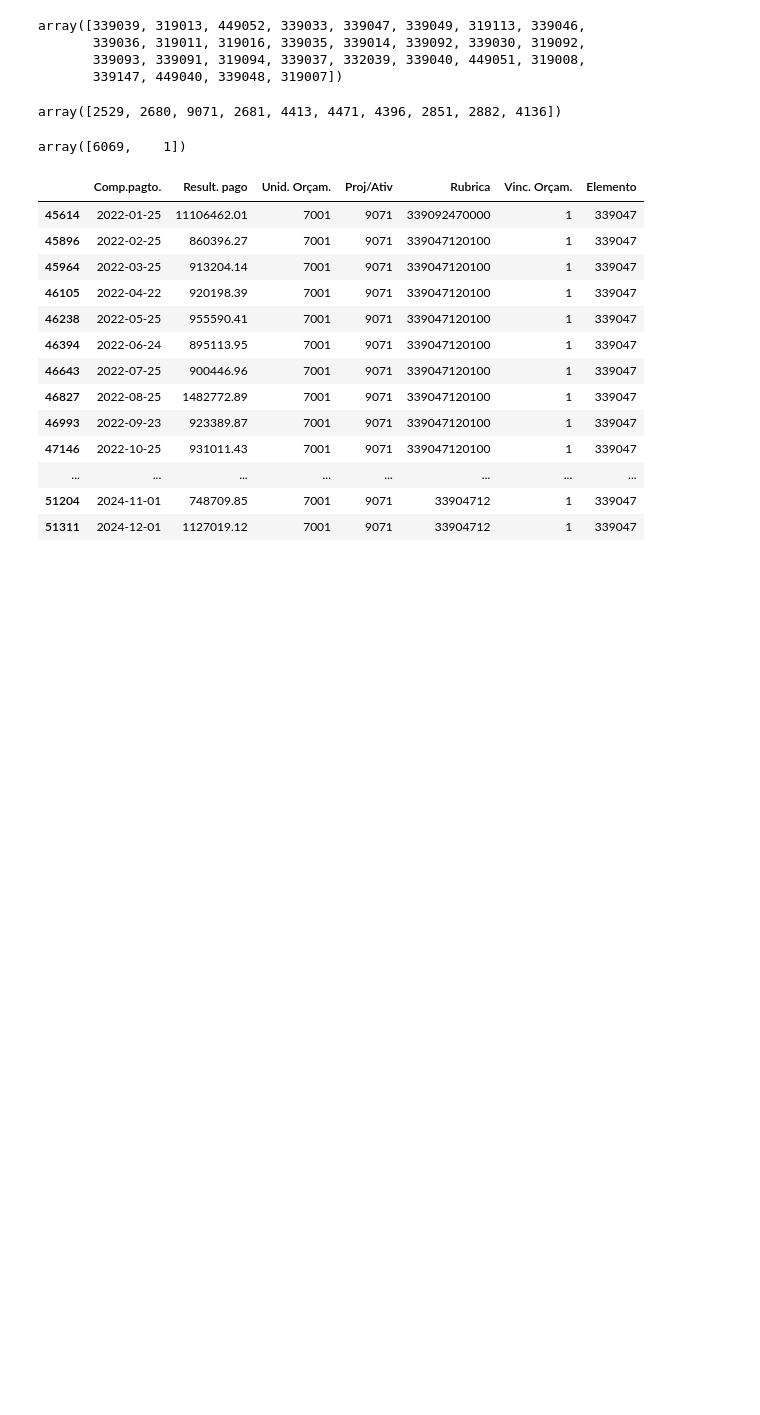
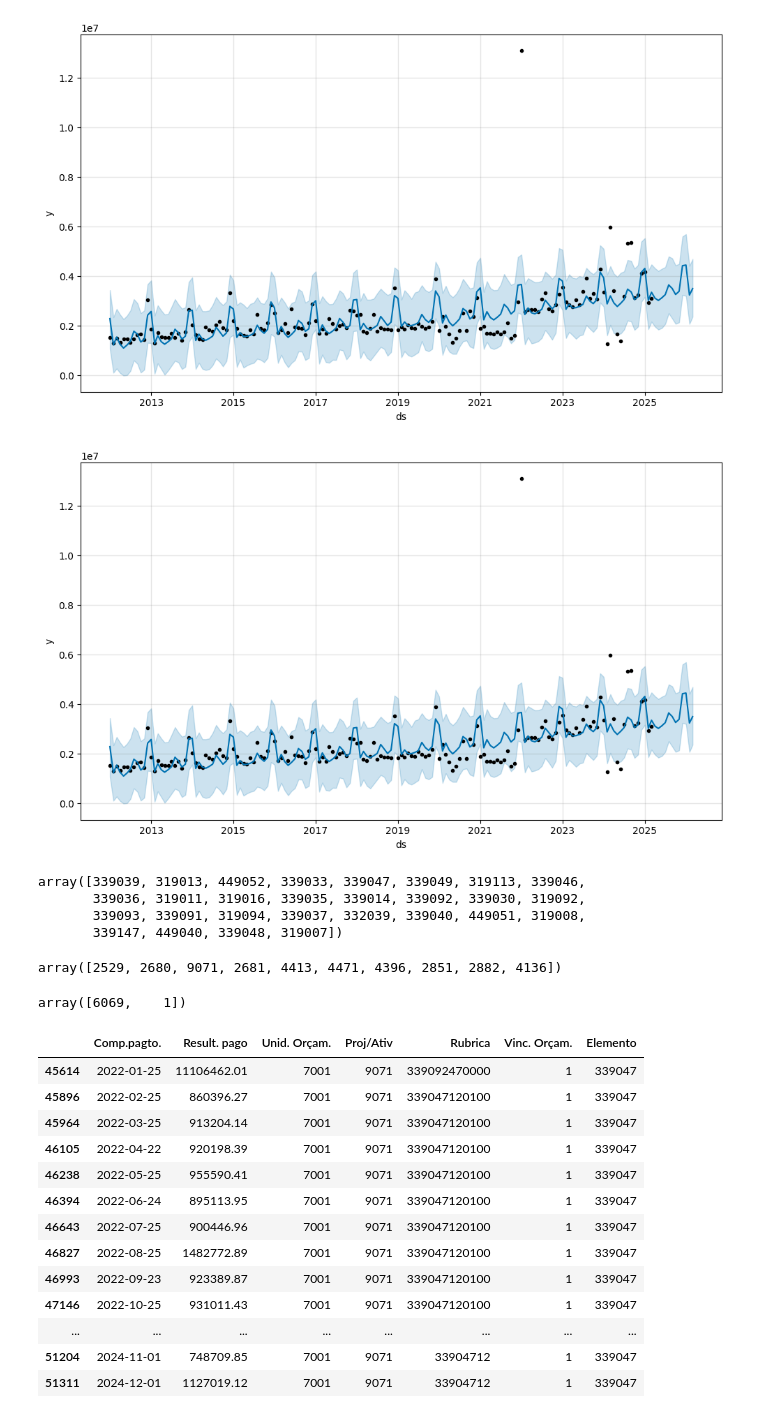
Before and after one commit to TiagoIesbick/dashboard-etl, a Jupyter notebook: previsoes.ipynb, the cells around one changed output. Drawn from its saved outputs; the diff is of its cells as text; code cells hidden in the pictures; blank space fills up the shorter version.

Commit message:
forecast models update

```diff
--- a/previsoes.ipynb
+++ b/previsoes.ipynb
@@ -68,4 +58,6 @@ memory usage: 2.4 MB
 # %%
+# Selecting and clearing data from 7001
+
 df_7001 = df_exp.loc[
     (df_exp['Unid. Orçam.'] == 7001) &
     (df_exp['Vinc. Orçam.'].isin([400, 1, 6069])) &
@@ -75,7 +67,7 @@ df_7001 = df_exp.loc[
 
 df_7001['Comp.pagto.'] = df_7001['Comp.pagto.'].dt.to_period('M')
 df_7001.loc[df_7001['Proj/Ativ'] == 2870, 'Proj/Ativ'] = 4396
-df_7001.loc[df_7001['Proj/Ativ'].isin([2872, 1507]), 'Proj/Ativ'] = 4471
+df_7001.loc[df_7001['Proj/Ativ'].isin([2872, 1507]), ['Proj/Ativ', 'Elemento']] = 4471, 339040
 df_7001.loc[df_7001['Proj/Ativ'].isin([2873, 2532]), 'Proj/Ativ'] = 4413
 df_7001.loc[df_7001['Proj/Ativ'].isin([1505, 1503, 1373, 1506]), 'Proj/Ativ'] = 2529
 df_7001.loc[(df_7001['Proj/Ativ'] == 2681) & (df_7001['Elemento'] == 319192), 'Elemento'] = 319113
@@ -83,6 +75,13 @@ df_7001.loc[(df_7001['Proj/Ativ'] == 2529) & (df_7001['Elemento'] == 449092), 'E
 df_7001.loc[(df_7001['Proj/Ativ'] == 9071) & (df_7001['Elemento'] == 319091), 'Elemento'] = 339091
 df_7001.loc[(df_7001['Proj/Ativ'] == 9071) & (df_7001['Elemento'].isin([339092, 339147])), 'Elemento'] = 339047
 df_7001.loc[~((df_7001['Proj/Ativ'] == 9071) & (df_7001['Vinc. Orçam.'] == 1)), 'Vinc. Orçam.'] = 6069
+df_7001.loc[(df_7001['Proj/Ativ'] == 2529) & (df_7001['Elemento'].isin([319011, 319016, 319092, 319094, 339036, 339046, 339049])), 'Proj/Ativ'] = 4396
+df_7001.loc[(df_7001['Proj/Ativ'] == 2529) & (df_7001['Elemento'] == 319013), 'Proj/Ativ'] = 2680
+df_7001['col'] = df_7001['Unid. Orçam.'].astype(str) + '-' + df_7001['Proj/Ativ'].astype(str) + '-' + df_7001['Elemento'].astype(str) + '-' + df_7001['Vinc. Orçam.'].astype(str)
+df_7001 = df_7001[['Comp.pagto.', 'col', 'Result. pago']].groupby(['Comp.pagto.', 'col'], as_index=False).sum()
+df_7001 = df_7001.pivot(index='Comp.pagto.', columns='col', values='Result. pago')
+df_7001 = df_7001.iloc[:-1]
+df_7001['Total'] = df_7001.sum(axis=1)
+df_7001['T'] = np.arange(1, len(df_7001)+1)
+df_7001.reset_index(inplace=True)
+df_7001 = fill_zero(df_7001)
-# %%
-df_7001.loc[:, 'col'] = df_7001['Unid. Orçam.'].astype(str) + '-' + df_7001['Proj/Ativ'].astype(str) + '-' + df_7001['Elemento'].astype(str) + '-' + df_7001['Vinc. Orçam.'].astype(str)
-df_7001['col']
@@ -136,0 +211,13 @@ memory usage: 694.2 KB
+# %%
+from prophet import Prophet
+
+df_prophet = df_7001[['Comp.pagto.', 'Total']].copy()
+df_prophet['ds'] = df_prophet['Comp.pagto.'].dt.to_timestamp()
+df_prophet['y'] = df_prophet['Total']
+df_prophet = df_prophet[['ds', 'y']]
+
+model = Prophet()
+model.fit(df_prophet)
+
+future = model.make_future_dataframe(periods=12, freq='MS')
+forecast = model.predict(future)
@@ -137,3 +252,8 @@ memory usage: 694.2 KB
+# %%
+model.plot(forecast)
+# %% [output]
+[figure, added]
+[figure, added]
 # %%
 df_7001['Elemento'].unique()
 # %% [output]
```
Also changed, not shown: parts of 18 cells of this notebook.
